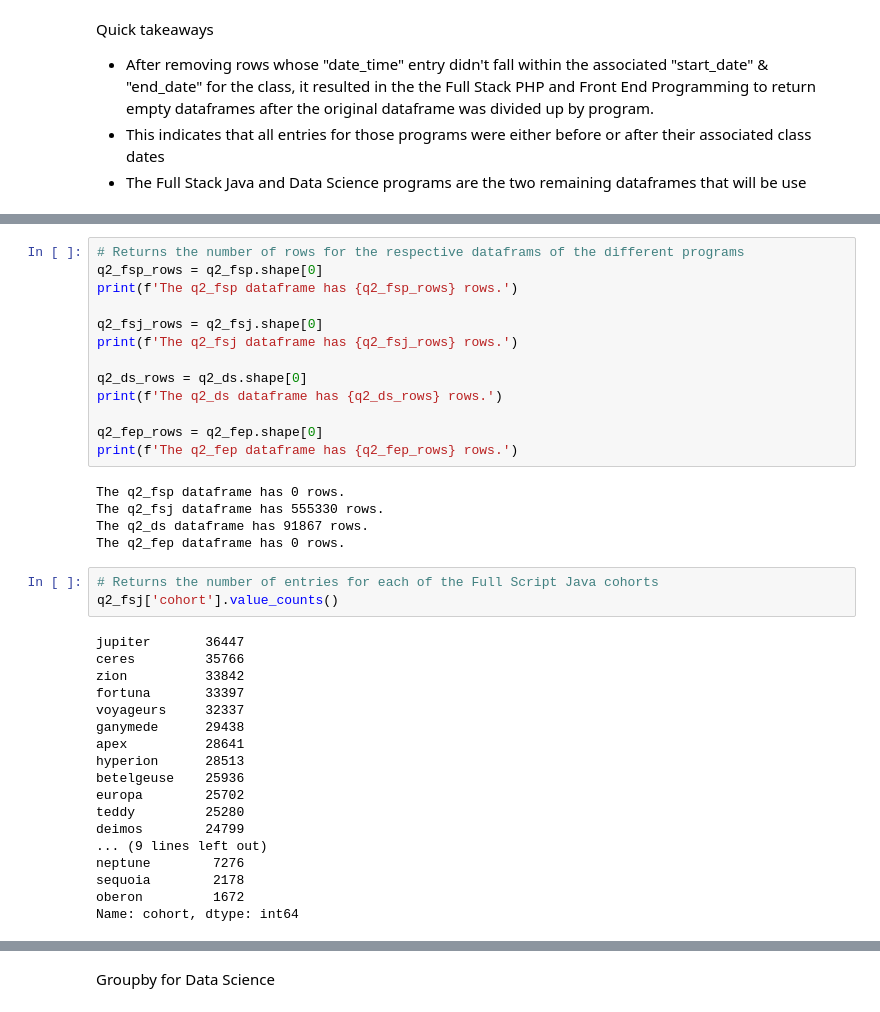
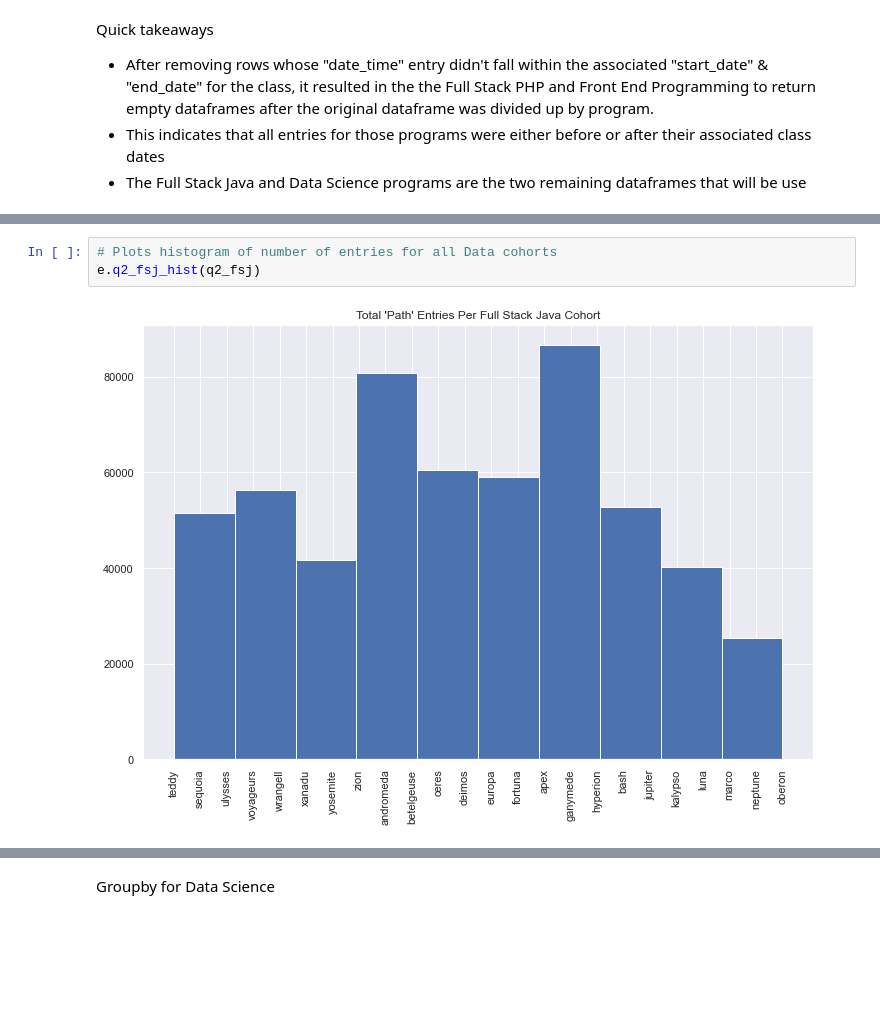
Before and after one commit to bowen-lindsey-shiben-turner/anamoly-detection, a Jupyter notebook: group_final_notebook-checkpoint.ipynb, the cells around one changed output, grey strips where cells are left out. Saved outputs shown, nothing was run; the diff lists cells and outputs as text; blank space fills up the shorter version.

```diff
--- a/group_final_notebook-checkpoint.ipynb
+++ b/group_final_notebook-checkpoint.ipynb
@@ -1093,40 +693,6 @@ See Full Dataframe in Mito
-# %%
-# Returns the number of rows for the respective dataframs of the different programs
-q2_fsp_rows = q2_fsp.shape[0]
-print(f'The q2_fsp dataframe has {q2_fsp_rows} rows.')
-
-q2_fsj_rows = q2_fsj.shape[0]
-print(f'The q2_fsj dataframe has {q2_fsj_rows} rows.')
-
-q2_ds_rows = q2_ds.shape[0]
-print(f'The q2_ds dataframe has {q2_ds_rows} rows.')
-
-q2_fep_rows = q2_fep.shape[0]
-print(f'The q2_fep dataframe has {q2_fep_rows} rows.')
-# %% [output]
-The q2_fsp dataframe has 0 rows.
-The q2_fsj dataframe has 555330 rows.
-The q2_ds dataframe has 91867 rows.
-The q2_fep dataframe has 0 rows.
 # %%
-# Returns the number of entries for each of the Full Script Java cohorts
-q2_fsj['cohort'].value_counts()
+# Plots histogram of number of entries for all Data cohorts
+e.q2_fsj_hist(q2_fsj)
 # %% [output]
-jupiter       36447
-ceres         35766
-zion          33842
-fortuna       33397
-voyageurs     32337
-ganymede      29438
-apex          28641
-hyperion      28513
-betelgeuse    25936
-europa        25702
-teddy         25280
-deimos        24799
-... (9 lines left out)
-neptune        7276
-sequoia        2178
-oberon         1672
-Name: cohort, dtype: int64
+[figure, added]
 # %%
```
Also changed, not shown: parts of 167 cells of this notebook, 2 other files.
